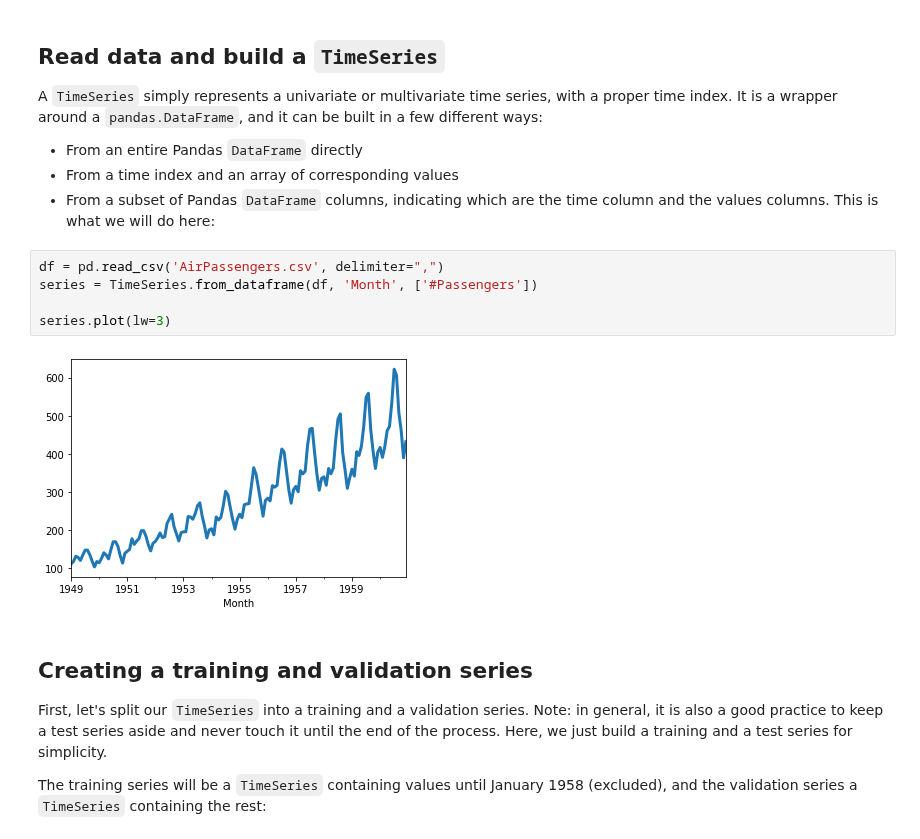
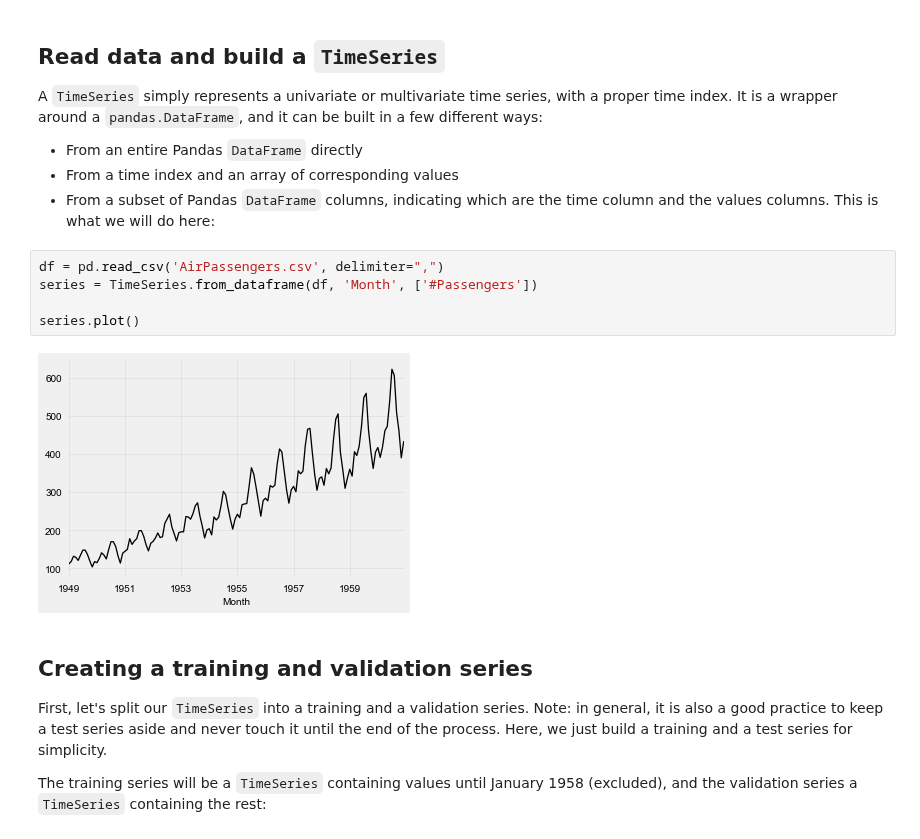
Before and after one commit to unit8co/darts, a Jupyter notebook: examples/darts-intro.ipynb, the cells around one changed output. Drawn from its saved outputs; the diff is of its cells as text.

```diff
--- a/examples/darts-intro.ipynb
+++ b/examples/darts-intro.ipynb
@@ -47,10 +47,10 @@ A `TimeSeries` simply represents a univariate or multivariate time series, with
 # %%
 df = pd.read_csv('AirPassengers.csv', delimiter=",")
 series = TimeSeries.from_dataframe(df, 'Month', ['#Passengers'])
 
-series.plot(lw=3)
+series.plot()
 # %% [output]
-[figure, old version]
+[figure, new version]
 # %% [markdown]
 ## Creating a training and validation series
 First, let's split our `TimeSeries` into a training and a validation series. Note: in general, it is also a good practice to keep a test series aside and never touch it until the end of the process. Here, we just build a training and a test series for simplicity.
```
Also changed, not shown: parts of 12 cells of this notebook.
